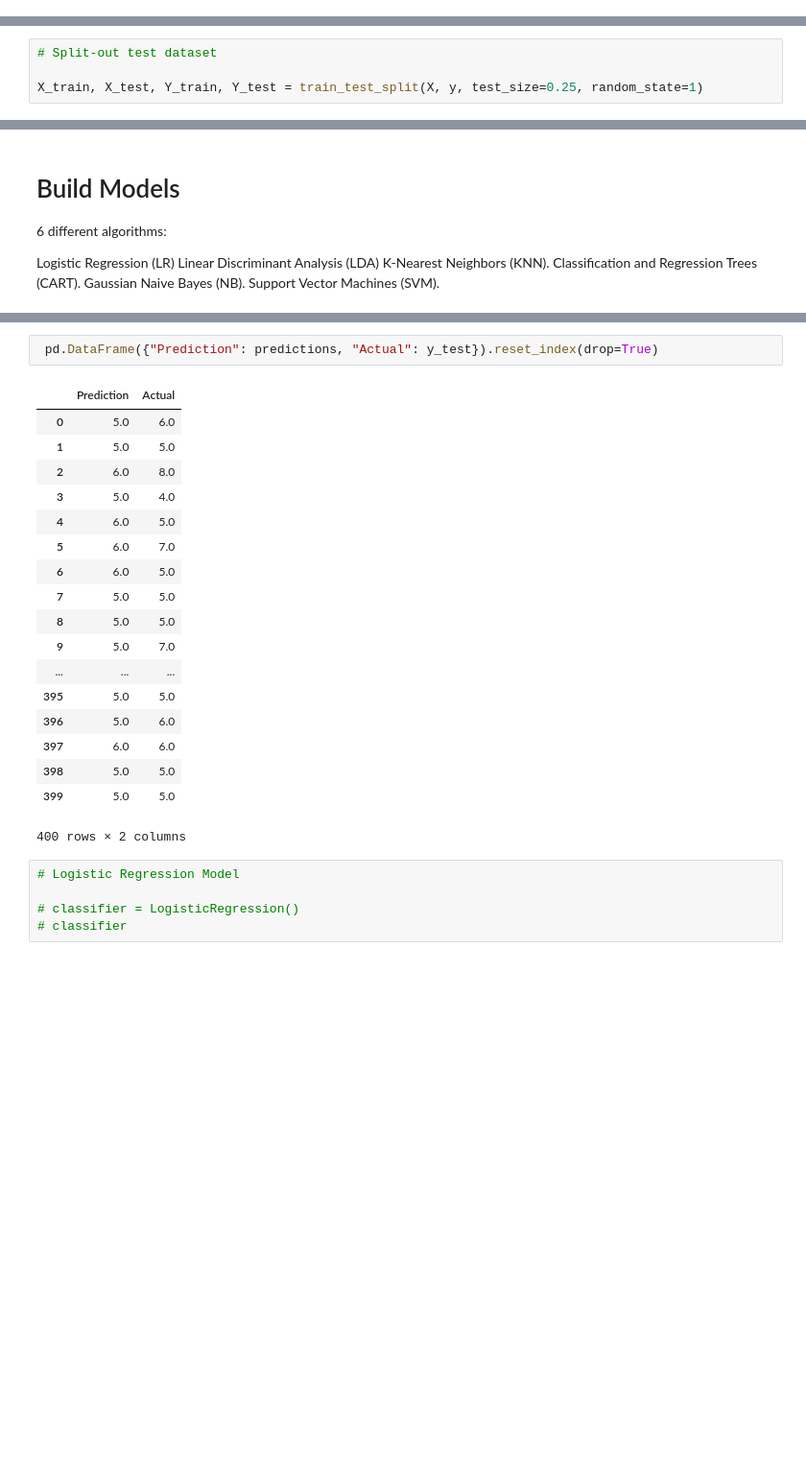
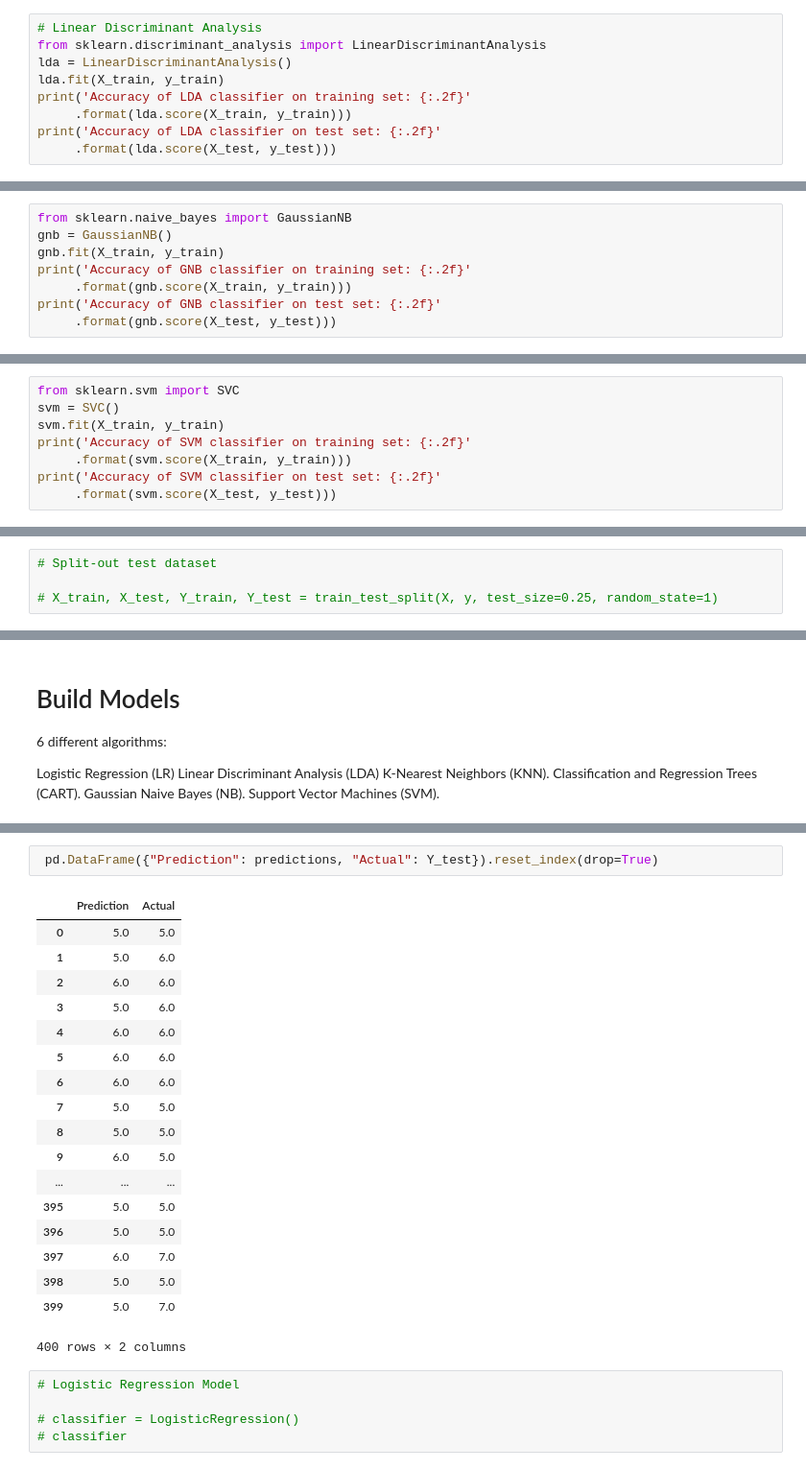
Before and after one commit to Stephanievillegas0728/Project3-demystifyingML, a Jupyter notebook: Wine_Model_1.ipynb, the cells around one changed output, grey strips where cells are left out. Shown at 96% size. Saved outputs shown, nothing was run; the diff lists cells and outputs as text; blank space fills up the shorter version.

```diff
--- a/Wine_Model_1.ipynb
+++ b/Wine_Model_1.ipynb
@@ -180,0 +582,9 @@ sns.barplot(x = 'quality', y = 'alcohol', data = redWine)
+# %%
+# Linear Discriminant Analysis
+from sklearn.discriminant_analysis import LinearDiscriminantAnalysis
+lda = LinearDiscriminantAnalysis()
+lda.fit(X_train, y_train)
+print('Accuracy of LDA classifier on training set: {:.2f}'
+     .format(lda.score(X_train, y_train)))
+print('Accuracy of LDA classifier on test set: {:.2f}'
+     .format(lda.score(X_test, y_test)))
@@ -180,0 +594,8 @@ sns.barplot(x = 'quality', y = 'alcohol', data = redWine)
+# %%
+from sklearn.naive_bayes import GaussianNB
+gnb = GaussianNB()
+gnb.fit(X_train, y_train)
+print('Accuracy of GNB classifier on training set: {:.2f}'
+     .format(gnb.score(X_train, y_train)))
+print('Accuracy of GNB classifier on test set: {:.2f}'
+     .format(gnb.score(X_test, y_test)))
@@ -180,0 +605,8 @@ sns.barplot(x = 'quality', y = 'alcohol', data = redWine)
+# %%
+from sklearn.svm import SVC
+svm = SVC()
+svm.fit(X_train, y_train)
+print('Accuracy of SVM classifier on training set: {:.2f}'
+     .format(svm.score(X_train, y_train)))
+print('Accuracy of SVM classifier on test set: {:.2f}'
+     .format(svm.score(X_test, y_test)))
@@ -198,7 +637,7 @@ print(X.shape, y.shape)
 # %%
 # Split-out test dataset
 
-X_train, X_test, Y_train, Y_test = train_test_split(X, y, test_size=0.25, random_state=1)
+# X_train, X_test, Y_train, Y_test = train_test_split(X, y, test_size=0.25, random_state=1)
 # %%
 #Create Train/Test Split
 # X_train, X_test, y_train, y_test = train_test_split(X, y, random_state=42)
@@ -265,23 +697,23 @@ First 10 Actual labels: [6.0, 5.0, 8.0, 4.0, 5.0, 7.0, 5.0, 5.0, 5.0, 7.0]
 # %%
- pd.DataFrame({"Prediction": predictions, "Actual": y_test}).reset_index(drop=True)
+ pd.DataFrame({"Prediction": predictions, "Actual": Y_test}).reset_index(drop=True)
 # %% [output]
 |  | Prediction | Actual |
-| 0 | 5.0 | 6.0 |
-| 1 | 5.0 | 5.0 |
-| 2 | 6.0 | 8.0 |
-| 3 | 5.0 | 4.0 |
-| 4 | 6.0 | 5.0 |
-| 5 | 6.0 | 7.0 |
-| 6 | 6.0 | 5.0 |
+| 0 | 5.0 | 5.0 |
+| 1 | 5.0 | 6.0 |
+| 2 | 6.0 | 6.0 |
+| 3 | 5.0 | 6.0 |
+| 4 | 6.0 | 6.0 |
+| 5 | 6.0 | 6.0 |
+| 6 | 6.0 | 6.0 |
 | 7 | 5.0 | 5.0 |
 | 8 | 5.0 | 5.0 |
-| 9 | 5.0 | 7.0 |
+| 9 | 6.0 | 5.0 |
 | ... | ... | ... |
 | 395 | 5.0 | 5.0 |
-| 396 | 5.0 | 6.0 |
-| 397 | 6.0 | 6.0 |
+| 396 | 5.0 | 5.0 |
+| 397 | 6.0 | 7.0 |
 | 398 | 5.0 | 5.0 |
-| 399 | 5.0 | 5.0 |
+| 399 | 5.0 | 7.0 |
 400 rows × 2 columns
 # %%
 # Logistic Regression Model
```
Also changed, not shown: parts of 55 cells of this notebook, 2 other files.
